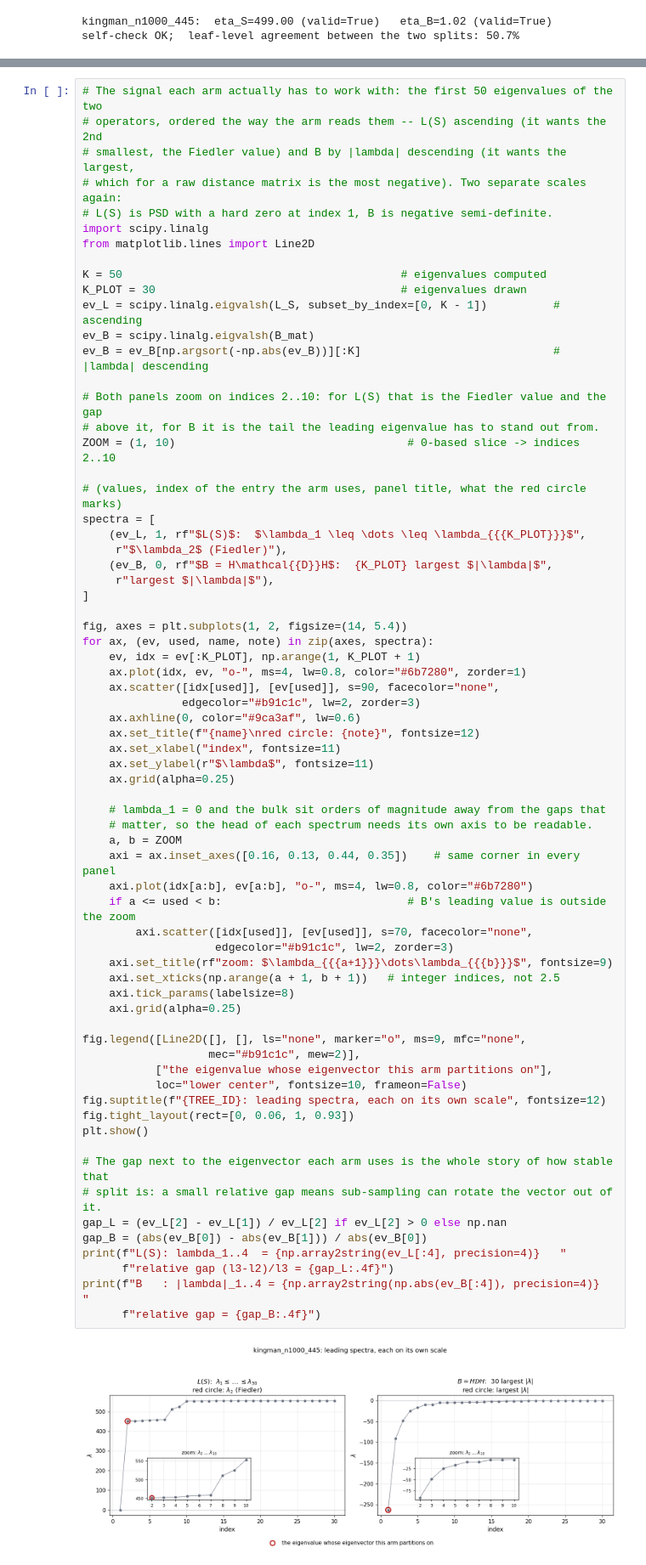
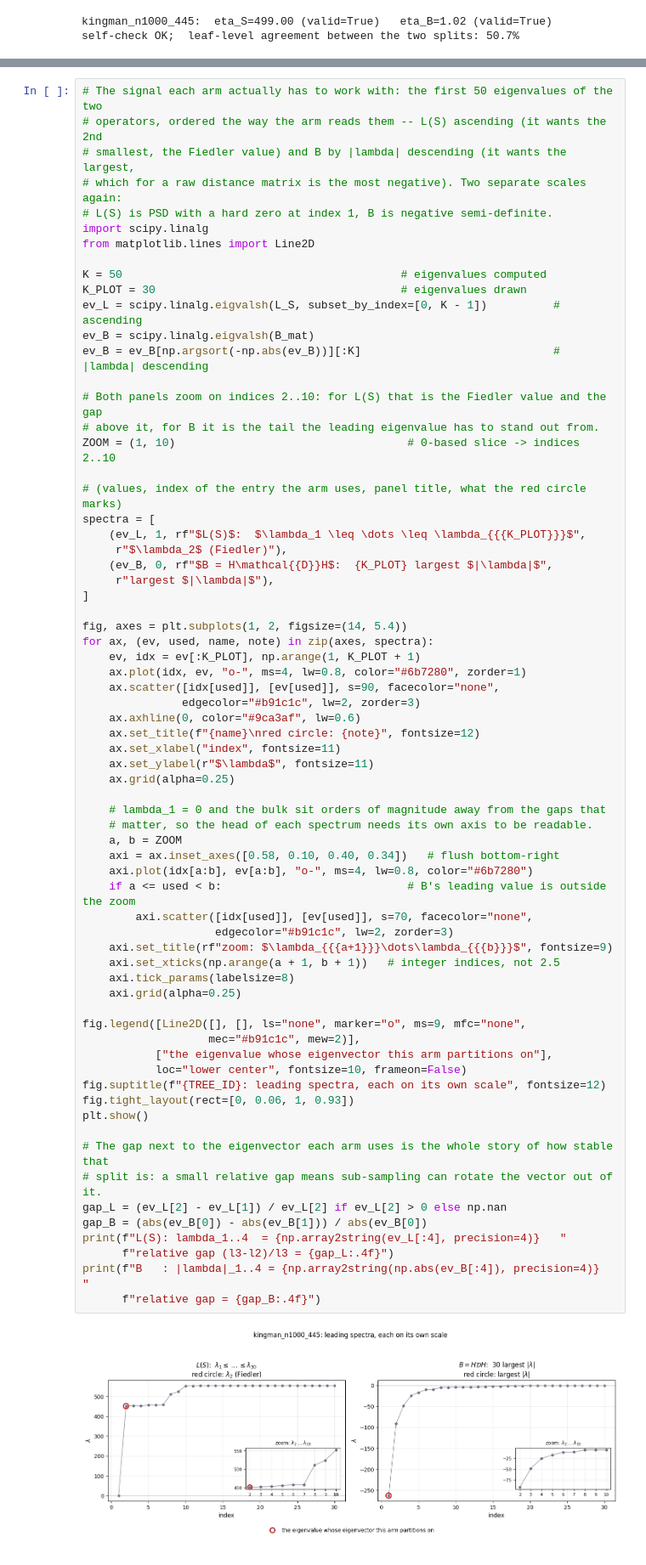
Before and after one commit to itaygonnen/spectral-tree-inference, a Jupyter notebook: sub_sampled_fielder_vec/analysis/supporting/eta_by_operator.ipynb, the cells around one changed output, grey strips where cells are left out. Shown at 85% size. Drawn from its saved outputs; the diff is of its cells as text.

```diff
--- a/sub_sampled_fielder_vec/analysis/supporting/eta_by_operator.ipynb
+++ b/sub_sampled_fielder_vec/analysis/supporting/eta_by_operator.ipynb
@@ -289,32 +297,32 @@ for ax, (ev, used, name, note) in zip(axes, spectra):
 
     # lambda_1 = 0 and the bulk sit orders of magnitude away from the gaps that
     # matter, so the head of each spectrum needs its own axis to be readable.
     a, b = ZOOM
-    axi = ax.inset_axes([0.16, 0.13, 0.44, 0.35])    # same corner in every panel
+    axi = ax.inset_axes([0.58, 0.10, 0.40, 0.34])   # flush bottom-right
     axi.plot(idx[a:b], ev[a:b], "o-", ms=4, lw=0.8, color="#6b7280")
     if a <= used < b:                            # B's leading value is outside the zoom
         axi.scatter([idx[used]], [ev[used]], s=70, facecolor="none",
                     edgecolor="#b91c1c", lw=2, zorder=3)
     axi.set_title(rf"zoom: $\lambda_{{{a+1}}}\dots\lambda_{{{b}}}$", fontsize=9)
     axi.set_xticks(np.arange(a + 1, b + 1))   # integer indices, not 2.5
     axi.tick_params(labelsize=8)
     axi.grid(alpha=0.25)
 
 fig.legend([Line2D([], [], ls="none", marker="o", ms=9, mfc="none",
                    mec="#b91c1c", mew=2)],
            ["the eigenvalue whose eigenvector this arm partitions on"],
            loc="lower center", fontsize=10, frameon=False)
 fig.suptitle(f"{TREE_ID}: leading spectra, each on its own scale", fontsize=12)
 fig.tight_layout(rect=[0, 0.06, 1, 0.93])
 plt.show()
 
 # The gap next to the eigenvector each arm uses is the whole story of how stable that
 # split is: a small relative gap means sub-sampling can rotate the vector out of it.
 gap_L = (ev_L[2] - ev_L[1]) / ev_L[2] if ev_L[2] > 0 else np.nan
 gap_B = (abs(ev_B[0]) - abs(ev_B[1])) / abs(ev_B[0])
 print(f"L(S): lambda_1..4  = {np.array2string(ev_L[:4], precision=4)}   "
       f"relative gap (l3-l2)/l3 = {gap_L:.4f}")
 print(f"B   : |lambda|_1..4 = {np.array2string(np.abs(ev_B[:4]), precision=4)}   "
       f"relative gap = {gap_B:.4f}")
 # %% [output]
-[figure, old version]
+[figure, new version]
```
Also changed, not shown: parts of 9 cells of this notebook, 21 other files.
